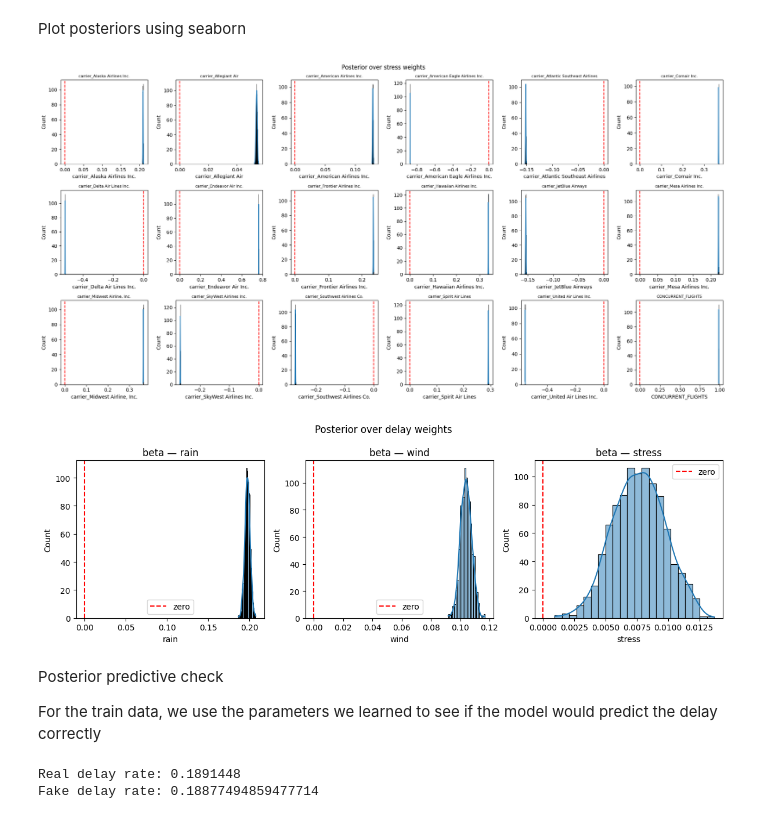
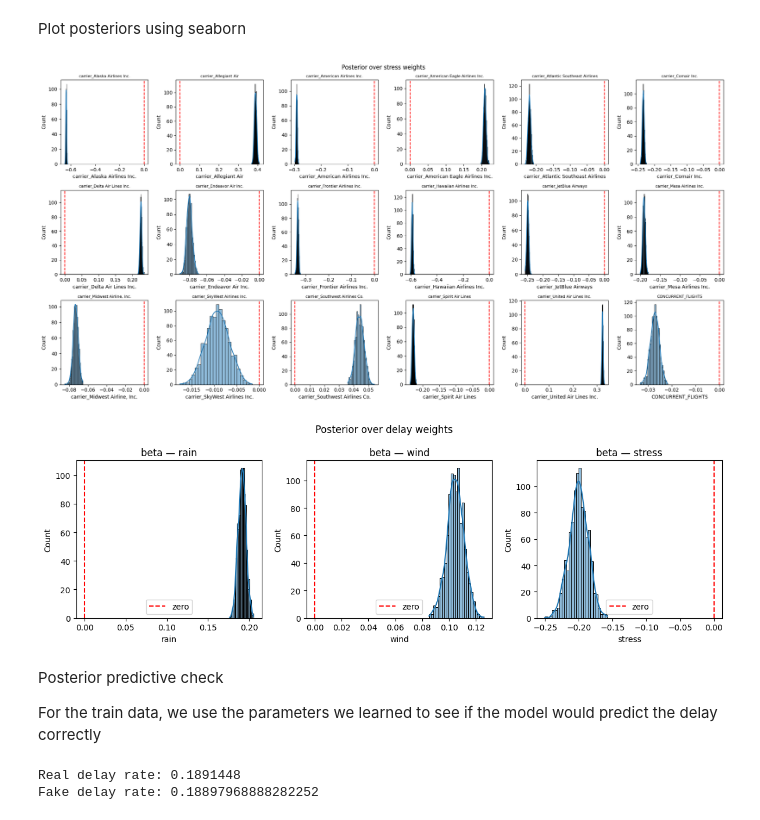
Before and after one commit to mariatmvendas/mbml_project, a Jupyter notebook: model.ipynb, the cells around one changed output. Saved outputs shown, nothing was run; the diff lists cells and outputs as text; code cells hidden in the pictures.

Commit message:
3 models

```diff
--- a/model.ipynb
+++ b/model.ipynb
@@ -71,8 +76,12 @@ One hot encode carrier, we are not using airport yet
 carrier_dummies = pd.get_dummies(df_train["CARRIER_NAME"], prefix="carrier")
 carrier_columns = carrier_dummies.columns.tolist()
 
+# one hot encode departure time block
+dpt_dummies = pd.get_dummies(df_train["DEP_TIME_BLK"], prefix="dep_block")
+dpt_columns = dpt_dummies.columns.tolist()
+
 # df_train = pd.concat([df_train, airport_dummies, carrier_dummies], axis=1)
-df_train = pd.concat([df_train, carrier_dummies], axis=1)
+df_train = pd.concat([df_train, carrier_dummies, dpt_dummies], axis=1)
 # %%
 # Create stress data and standardize
 
@@ -177,0 +187,9 @@ X_weather_train = torch.tensor(X_weather_train, dtype=torch.float32)
+# %%
+# standardize only continuous stress variables
+cont_stress_cols1 = ["CONCURRENT_FLIGHTS"]
+cont_scaler1 = StandardScaler()
+X_stress_cont1 = cont_scaler1.fit_transform(df_sample[cont_stress_cols1].values)
+
+carrier_columns_model = carrier_columns[1:]
+X_stress_carrier = df_sample[carrier_columns_model].values
+X_stress_train1 = np.concatenate([X_stress_carrier, X_stress_cont1], axis=1)
@@ -177,0 +230,12 @@ X_weather_train = torch.tensor(X_weather_train, dtype=torch.float32)
+# %%
+X_weather_train = torch.tensor(X_weather_train, dtype=torch.float32)
+
+X_stress_train1 = torch.tensor(X_stress_train1, dtype=torch.float32)
+X_stress_train2 = torch.tensor(X_stress_train2, dtype=torch.float32)
+
+carrier_idx_train = torch.tensor(carrier_idx_train, dtype=torch.long)
+X_conc_train = torch.tensor(X_conc_train, dtype=torch.float32).squeeze(1)
+
+X_dept_train = torch.tensor(X_dept, dtype=torch.float32)
+
+y_train = torch.tensor(df_sample["DELAY"].values, dtype=torch.float32)
@@ -362,11 +533,9 @@ Converges well!
 # %% [markdown]
 Access samples from the posterior
 # %%
-from pyro.infer import Predictive
-
 predictive = Predictive(model, guide=guide, num_samples=1000)
 #samples = predictive(X_stress_train[:100], X_weather_train[:100], y_train[:100])
-samples = predictive(X_stress_train, X_weather_train, None)
+samples = predictive(X_stress_train1, X_weather_train, None)
 
 w_samples = samples["w"].detach().numpy()
 beta_samples = samples["beta"].detach().numpy()
@@ -403,37 +572,37 @@ This is also good to access samples but also obs bc it gioe sthrough the whole m
 # %% [markdown]
 Plot posteriors using seaborn
 # %%
-w_samples    = samples["w"].detach().squeeze(1).numpy()     # (1000, 18)
-beta_samples = samples["beta"].detach().squeeze(1).numpy()  # (1000, 3)
+w_samples = samples["w"].detach().squeeze(1).numpy()
+beta_samples = samples["beta"].detach().squeeze(1).numpy()
+bias_samples = samples["bias"].detach().squeeze(1).numpy()
 
-# ── stress weights ──
-w_df = pd.DataFrame(w_samples, columns=stress_cols)  # use actual column names
+stress_cols1 = carrier_columns + ["CONCURRENT_FLIGHTS"]
+w_df = pd.DataFrame(w_samples, columns=stress_cols1)
 
-fig, axes = plt.subplots(3, 6, figsize=(20, 10))  # 18 plots — 3 rows of 6
+fig, axes = plt.subplots(3, 6, figsize=(20, 10))
 axes = axes.flatten()
 for i, col in enumerate(w_df.columns):
     sns.histplot(w_df[col], ax=axes[i], kde=True)
     axes[i].axvline(0, color="red", linestyle="--")
     axes[i].set_title(col, fontsize=8)
 plt.suptitle("Posterior over stress weights")
 plt.tight_layout()
 plt.show()
 
-# ── delay weights ──
 beta_df = pd.DataFrame(beta_samples, columns=["rain", "wind", "stress"])
 
 fig, axes = plt.subplots(1, 3, figsize=(12, 4))
 for i, col in enumerate(beta_df.columns):
     sns.histplot(beta_df[col], ax=axes[i], kde=True)
     axes[i].axvline(0, color="red", linestyle="--", label="zero")
     axes[i].set_title(f"beta — {col}")
     axes[i].legend()
 plt.suptitle("Posterior over delay weights")
 plt.tight_layout()
 plt.show()
 # %% [output]
-[figure, old version]
+[figure, new version]
-[figure, old version]
+[figure, new version]
 # %% [markdown]
 Posterior predictive check
 
@@ -442,21 +611,21 @@ For the train data, we use the parameters we learned to see if the model would p
 # get bias samples
 bias_samples = samples["bias"].detach().squeeze(1).numpy()
 
-stress_train = X_stress_train.numpy() @ w_samples.mean(axis=0)
+stress_train = X_stress_train1.numpy() @ w_samples.mean(axis=0)
 
 logits_train = (beta_samples.mean(axis=0)[0] * X_weather_train.numpy()[:,0] +
                 beta_samples.mean(axis=0)[1] * X_weather_train.numpy()[:,1] +
                 beta_samples.mean(axis=0)[2] * stress_train +
                 bias_samples.mean())  # add bias
 
-p_train  = torch.sigmoid(torch.tensor(logits_train)).numpy()
-y_fake   = np.random.binomial(1, p_train)
+p_train = torch.sigmoid(torch.tensor(logits_train)).numpy()
+y_fake = np.random.binomial(1, p_train)
 
 print("Real delay rate:", y_train.numpy().mean())
 print("Fake delay rate:", y_fake.mean())
 # %% [output]
 Real delay rate: 0.1891448
-Fake delay rate: 0.18877494859477714
+Fake delay rate: 0.18897968888282252
 # %%
 bias_samples = samples["bias"].detach().squeeze(1).numpy()
 print("bias mean:", bias_samples.mean())
```
Also changed, not shown: parts of 85 cells of this notebook.
